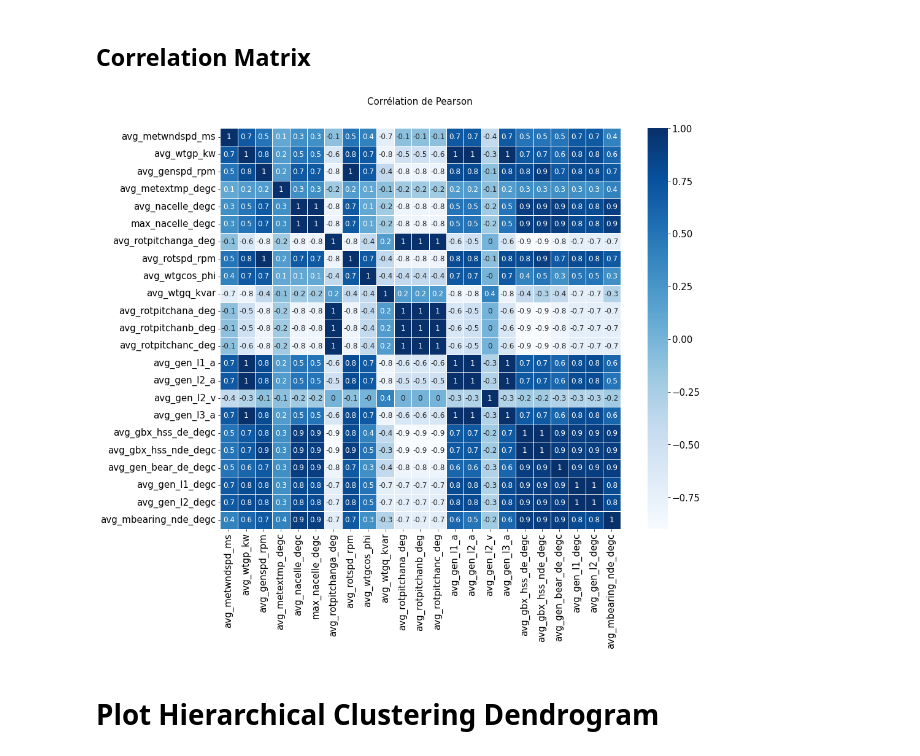
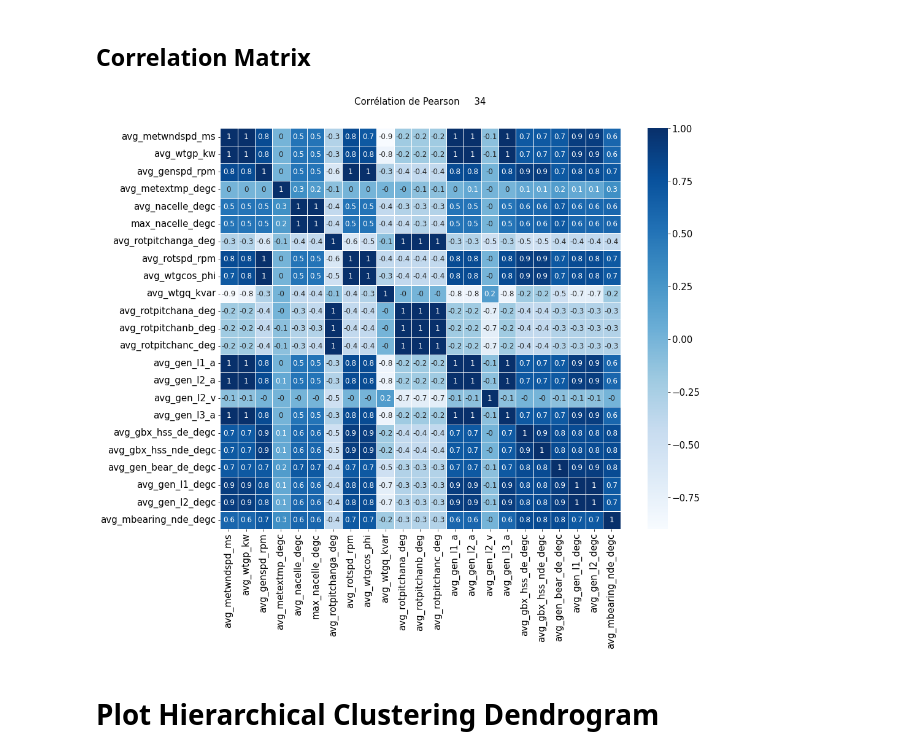
Before and after one commit to RaulChavezAquino/Axium, a Jupyter notebook: Presentation Wind Farm.ipynb, the cells around one changed output. Saved outputs shown, nothing was run; the diff lists cells and outputs as text; code cells hidden in the pictures.

```diff
--- a/Presentation Wind Farm.ipynb
+++ b/Presentation Wind Farm.ipynb
@@ -442,7 +442,7 @@ ax1.set_legend();
 # %% [markdown]
 ## Correlation Matrix
 # %%
-k=11
+k=34
 df_red = df[df['wt']==k][['avg_metwndspd_ms','avg_wtgp_kw','avg_genspd_rpm','avg_metextmp_degc','avg_nacelle_degc',
     'max_nacelle_degc','avg_rotpitchanga_deg','avg_rotspd_rpm','avg_wtgcos_phi','avg_wtgq_kvar',
     'avg_rotpitchana_deg','avg_rotpitchanb_deg','avg_rotpitchanc_deg','avg_gen_l1_a',
@@ -451,15 +451,15 @@ df_red = df[df['wt']==k][['avg_metwndspd_ms','avg_wtgp_kw','avg_genspd_rpm','avg
 # %%
 
 corr = df_red.corr(method="pearson")
 corr = corr.round(1)
 f,ax = plt.subplots(figsize=(16,12))
 cmap = sns.diverging_palette(220,10,as_cmap=True)
 sns.heatmap(corr, cmap="Blues", square=True, ax=ax, annot=True, annot_kws={"size": 12}, linewidth=0.5)
-plt.title('Corrélation de Pearson',y=1.05, size=15)
+plt.title('Corrélation de Pearson     '+str(k),y=1.05, size=15)
 
 plt.show()
 # %% [output]
-[figure, old version]
+[figure, new version]
 # %% [markdown]
 # Plot Hierarchical Clustering Dendrogram
 # %%
```
Also changed, not shown: parts of 3 cells of this notebook.
